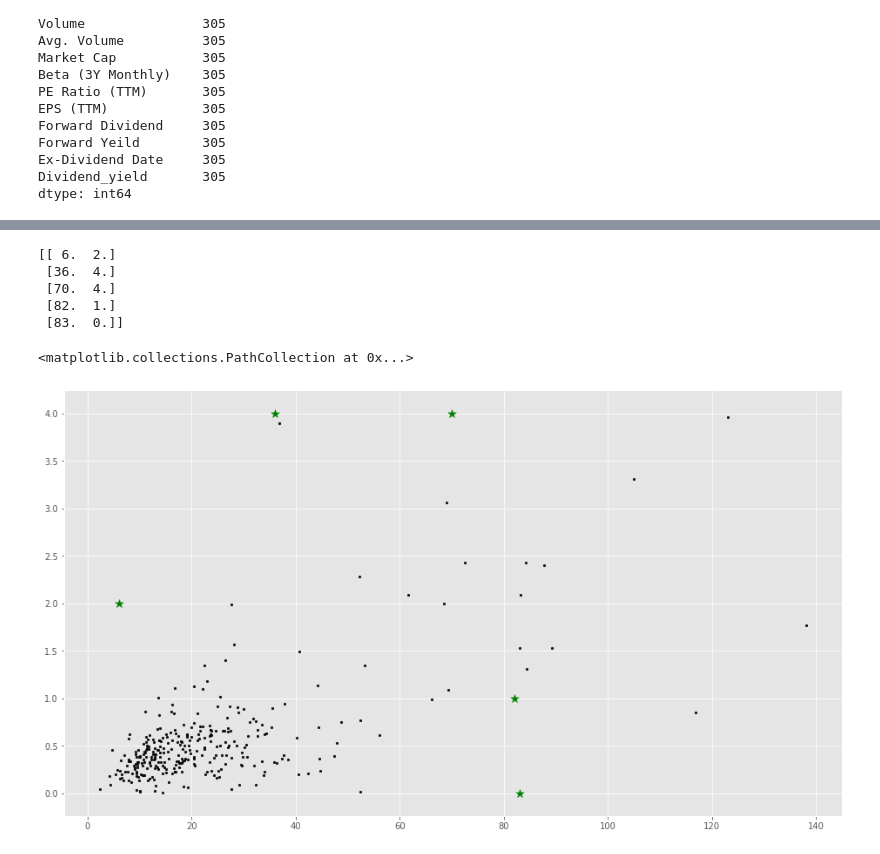
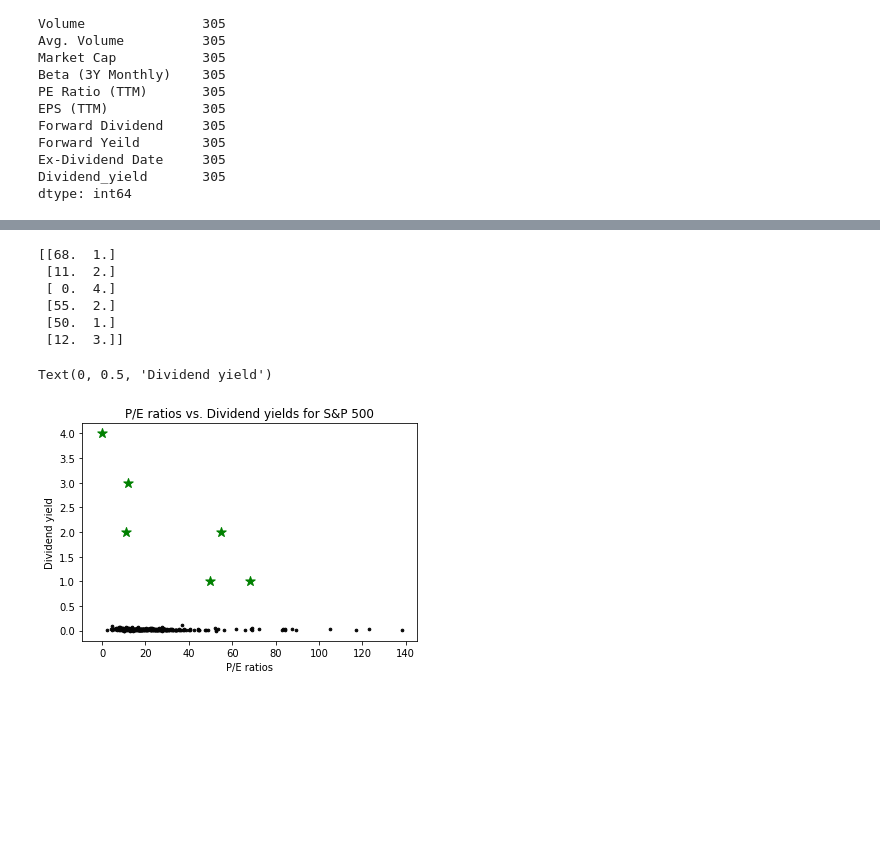
Before and after one commit to Daniel-Kline-1/SP_500, a Jupyter notebook: DC and ML.ipynb, the cells around one changed output, grey strips where cells are left out. Saved outputs shown, nothing was run; the diff lists cells and outputs as text; code cells hidden in the pictures; blank space fills up the shorter version.

```diff
--- a/DC and ML.ipynb
+++ b/DC and ML.ipynb
@@ -41,7 +41,7 @@ list(final_drop)
  'Ex-Dividend Date']
 # %%
 # Create column "Dividend yield"
-final_drop['Dividend_yield'] = final_drop['Forward Dividend']/final_drop['EPS (TTM)']
+final_drop['Dividend_yield'] = final_drop['Forward Dividend']/final_drop['Previous Close']
 data =final_drop
 data.count()
 data
@@ -62,8 +62,8 @@ plt.scatter(f1, f2, c='black', s=7)
 # %% [markdown]
 * There's one obvious outlier so we want to get rid of it
 # %%
-data['Dividend_yield'].max()
-data_final=data[data.Dividend_yield != 38.0]
+data['PE Ratio (TTM)'].max()
+data_final=data[data['PE Ratio (TTM)'] != 523.64]
 data_final.count()
 # %% [output]
 Stock Ticker         305
@@ -102,7 +102,7 @@ def dist(a, b, ax=1):
     return np.linalg.norm(a - b, axis=ax)
 # %%
 # Number of clusters
-k = 5
+k = 6
 # X coordinates of random centroids
 C_x = np.random.randint(0, np.max(X)-20, size=k)
 # Y coordinates of random centroids
@@ -110,18 +110,22 @@ C_y = np.random.randint(0, np.max(X)-133, size=k)
 C = np.array(list(zip(C_x, C_y)), dtype=np.float32)
 print(C)
 # %% [output]
-[[ 6.  2.]
- [36.  4.]
- [70.  4.]
- [82.  1.]
- [83.  0.]]
+[[68.  1.]
+ [11.  2.]
+ [ 0.  4.]
+ [55.  2.]
+ [50.  1.]
+ [12.  3.]]
 # %%
 # Plotting along with the Centroids
 plt.scatter(f1, f2, c='#050505', s=7)
 plt.scatter(C_x, C_y, marker='*', s=100, c='g')
+plt.title('P/E ratios vs. Dividend yields for S&P 500')
+plt.xlabel('P/E ratios')
+plt.ylabel('Dividend yield')
 # %% [output]
-<matplotlib.collections.PathCollection at 0x...>
+Text(0, 0.5, 'Dividend yield')
-[figure, old version]
+[figure, new version]
 # %%
 # To store the value of centroids when it updates
 C_old = np.zeros(C.shape)
```
Also changed, not shown: parts of 7 cells of this notebook, 3 other files.
